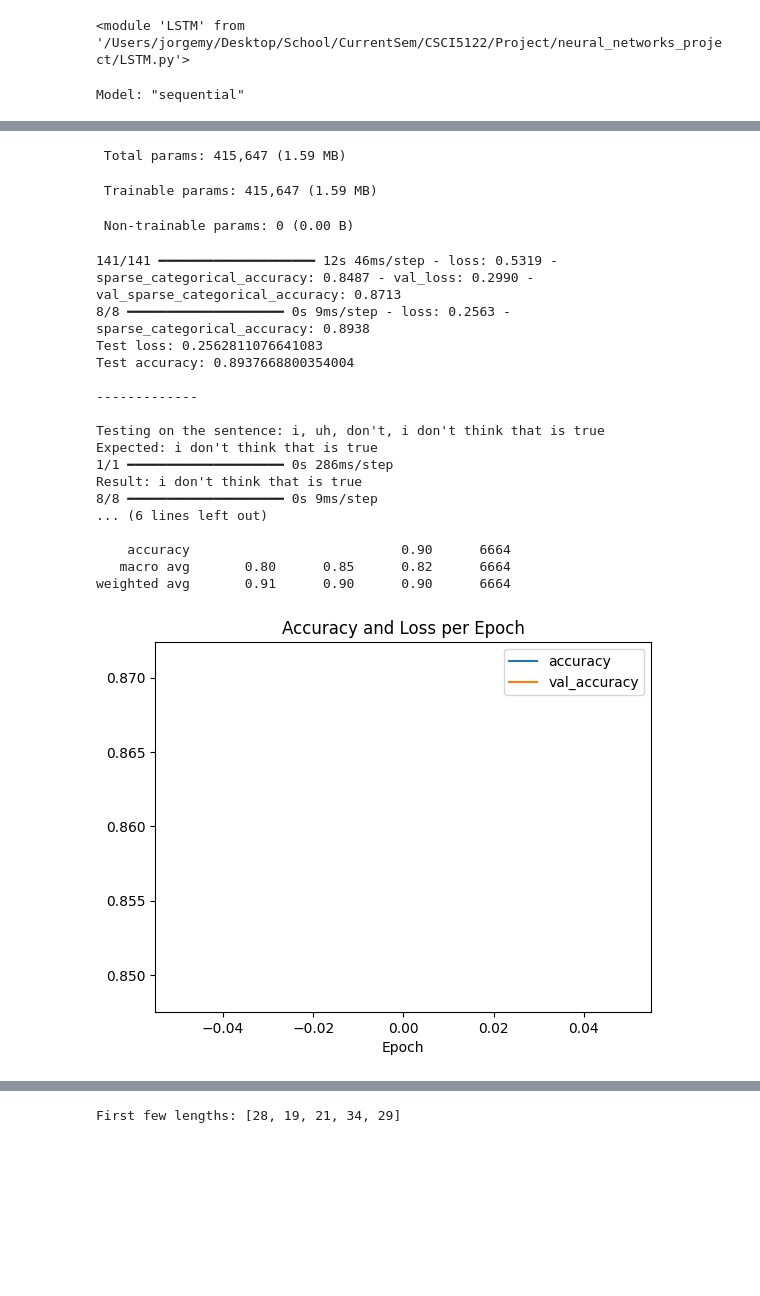
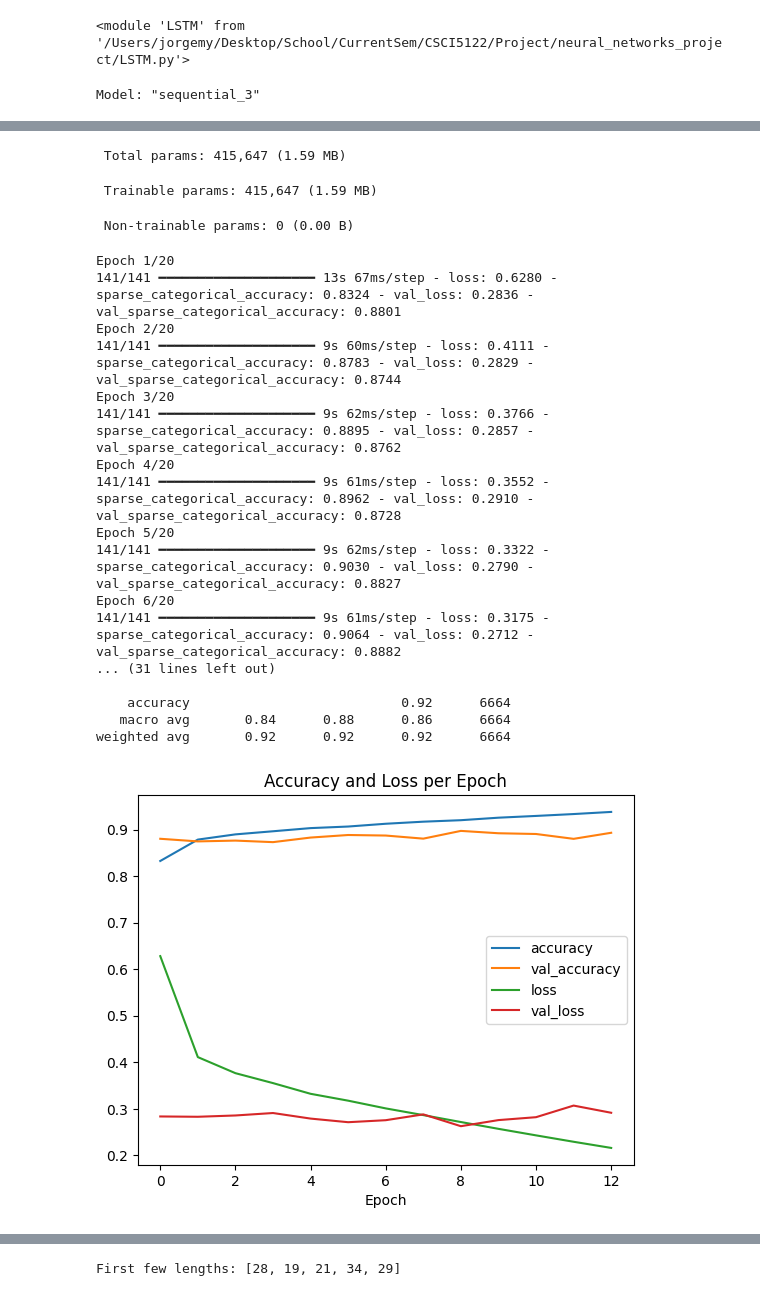
Before and after one commit to emni8523/neural_networks_project, a Jupyter notebook: ParagonFinal.ipynb, the cells around one changed output, grey strips where cells are left out. Cells and saved outputs as stored; diff of their text form; code cells hidden in the pictures; blank space fills up the shorter version.

```diff
--- a/ParagonFinal.ipynb
+++ b/ParagonFinal.ipynb
@@ -21,9 +21,9 @@ val  = ds["validation"]
 test = ds["test"]
 # %%
 mod1 = LSTMModel(train=train,val=val,test=test)
-mod1.run(1)
+mod1.run(20)
 # %% [output]
-Model: "sequential"
+Model: "sequential_3"
 ┏━━━━━━━━━━━━━━━━━━━━━━━━━━━━━━━━━┳━━━━━━━━━━━━━━━━━━━━━━━━┳━━━━━━━━━━━━━━━┓
 ┃ Layer (type)                    ┃ Output Shape           ┃       Param # ┃
 ┡━━━━━━━━━━━━━━━━━━━━━━━━━━━━━━━━━╇━━━━━━━━━━━━━━━━━━━━━━━━╇━━━━━━━━━━━━━━━┩
@@ -37,22 +37,22 @@ Model: "sequential"
 └─────────────────────────────────┴────────────────────────┴───────────────┘
  Total params: 415,647 (1.59 MB)
  Trainable params: 415,647 (1.59 MB)
  Non-trainable params: 0 (0.00 B)
-141/141 ━━━━━━━━━━━━━━━━━━━━ 12s 46ms/step - loss: 0.5319 - sparse_categorical_accuracy: 0.8487 - val_loss: 0.2990 - val_sparse_categorical_accuracy: 0.8713
-8/8 ━━━━━━━━━━━━━━━━━━━━ 0s 9ms/step - loss: 0.2563 - sparse_categorical_accuracy: 0.8938
-Test loss: 0.2562811076641083
-Test accuracy: 0.8937668800354004
+Epoch 1/20
+141/141 ━━━━━━━━━━━━━━━━━━━━ 13s 67ms/step - loss: 0.6280 - sparse_categorical_accuracy: 0.8324 - val_loss: 0.2836 - val_sparse_categorical_accuracy: 0.8801
+Epoch 2/20
+141/141 ━━━━━━━━━━━━━━━━━━━━ 9s 60ms/step - loss: 0.4111 - sparse_categorical_accuracy: 0.8783 - val_loss: 0.2829 - val_sparse_categorical_accuracy: 0.8744
+Epoch 3/20
+141/141 ━━━━━━━━━━━━━━━━━━━━ 9s 62ms/step - loss: 0.3766 - sparse_categorical_accuracy: 0.8895 - val_loss: 0.2857 - val_sparse_categorical_accuracy: 0.8762
+Epoch 4/20
+141/141 ━━━━━━━━━━━━━━━━━━━━ 9s 61ms/step - loss: 0.3552 - sparse_categorical_accuracy: 0.8962 - val_loss: 0.2910 - val_sparse_categorical_accuracy: 0.8728
+Epoch 5/20
+141/141 ━━━━━━━━━━━━━━━━━━━━ 9s 62ms/step - loss: 0.3322 - sparse_categorical_accuracy: 0.9030 - val_loss: 0.2790 - val_sparse_categorical_accuracy: 0.8827
+Epoch 6/20
+141/141 ━━━━━━━━━━━━━━━━━━━━ 9s 61ms/step - loss: 0.3175 - sparse_categorical_accuracy: 0.9064 - val_loss: 0.2712 - val_sparse_categorical_accuracy: 0.8882
+... (31 lines left out)
 
--------------
-
-Testing on the sentence: i, uh, don't, i don't think that is true
-Expected: i don't think that is true
-1/1 ━━━━━━━━━━━━━━━━━━━━ 0s 286ms/step
-Result: i don't think that is true
-8/8 ━━━━━━━━━━━━━━━━━━━━ 0s 9ms/step
-... (6 lines left out)
-
-    accuracy                           0.90      6664
-   macro avg       0.80      0.85      0.82      6664
-weighted avg       0.91      0.90      0.90      6664
+    accuracy                           0.92      6664
+   macro avg       0.84      0.88      0.86      6664
+weighted avg       0.92      0.92      0.92      6664
-[figure, old version]
+[figure, new version]
```
Also changed, not shown: parts of 1 cell of this notebook, 2 other files.
